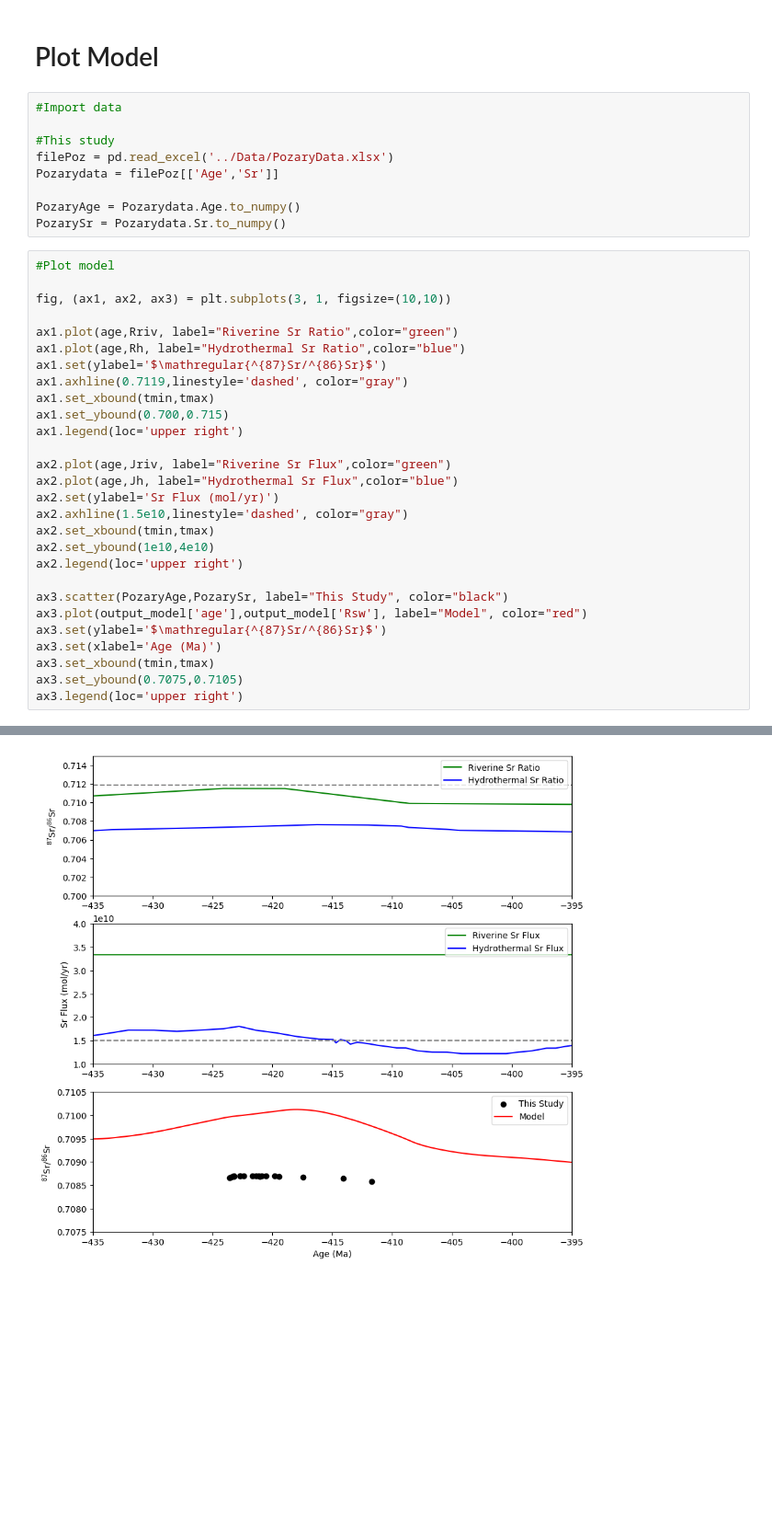
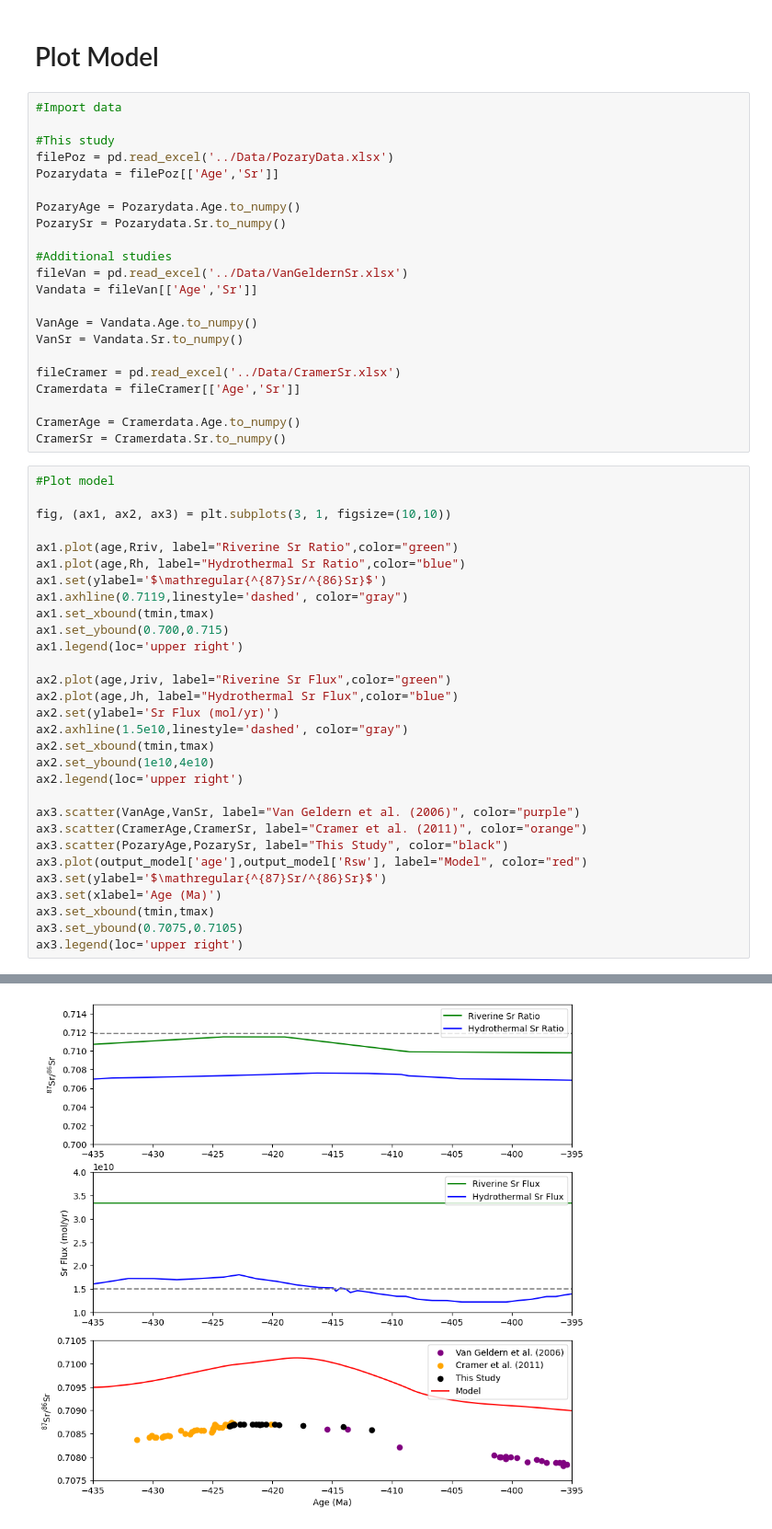
Before and after one commit to T-Avila/avila_etal_2025, a Jupyter notebook: BoxModels/Model 2.ipynb, the cells around one changed output, grey strips where cells are left out. Shown at 92% size. Saved outputs shown, nothing was run; the diff lists cells and outputs as text; blank space fills up the shorter version.

Commit message:
Adding additional data points to model

```diff
--- a/BoxModels/Model 2.ipynb
+++ b/BoxModels/Model 2.ipynb
@@ -270,6 +270,19 @@ Pozarydata = filePoz[['Age','Sr']]
 
 PozaryAge = Pozarydata.Age.to_numpy()
 PozarySr = Pozarydata.Sr.to_numpy()
+
+#Additional studies
+fileVan = pd.read_excel('../Data/VanGeldernSr.xlsx')
+Vandata = fileVan[['Age','Sr']]
+
+VanAge = Vandata.Age.to_numpy()
+VanSr = Vandata.Sr.to_numpy()
+
+fileCramer = pd.read_excel('../Data/CramerSr.xlsx')
+Cramerdata = fileCramer[['Age','Sr']]
+
+CramerAge = Cramerdata.Age.to_numpy()
+CramerSr = Cramerdata.Sr.to_numpy()
 # %%
 #Plot model
 
@@ -291,6 +304,8 @@ ax2.set_xbound(tmin,tmax)
 ax2.set_ybound(1e10,4e10)
 ax2.legend(loc='upper right')
 
+ax3.scatter(VanAge,VanSr, label="Van Geldern et al. (2006)", color="purple")
+ax3.scatter(CramerAge,CramerSr, label="Cramer et al. (2011)", color="orange")
 ax3.scatter(PozaryAge,PozarySr, label="This Study", color="black")
 ax3.plot(output_model['age'],output_model['Rsw'], label="Model", color="red")
 ax3.set(ylabel='$\mathregular{^{87}Sr/^{86}Sr}$')
@@ -302 +318 @@ ax3.legend(loc='upper right')
-[figure, old version]
+[figure, new version]
```
Also changed, not shown: parts of 1 cell of this notebook.
